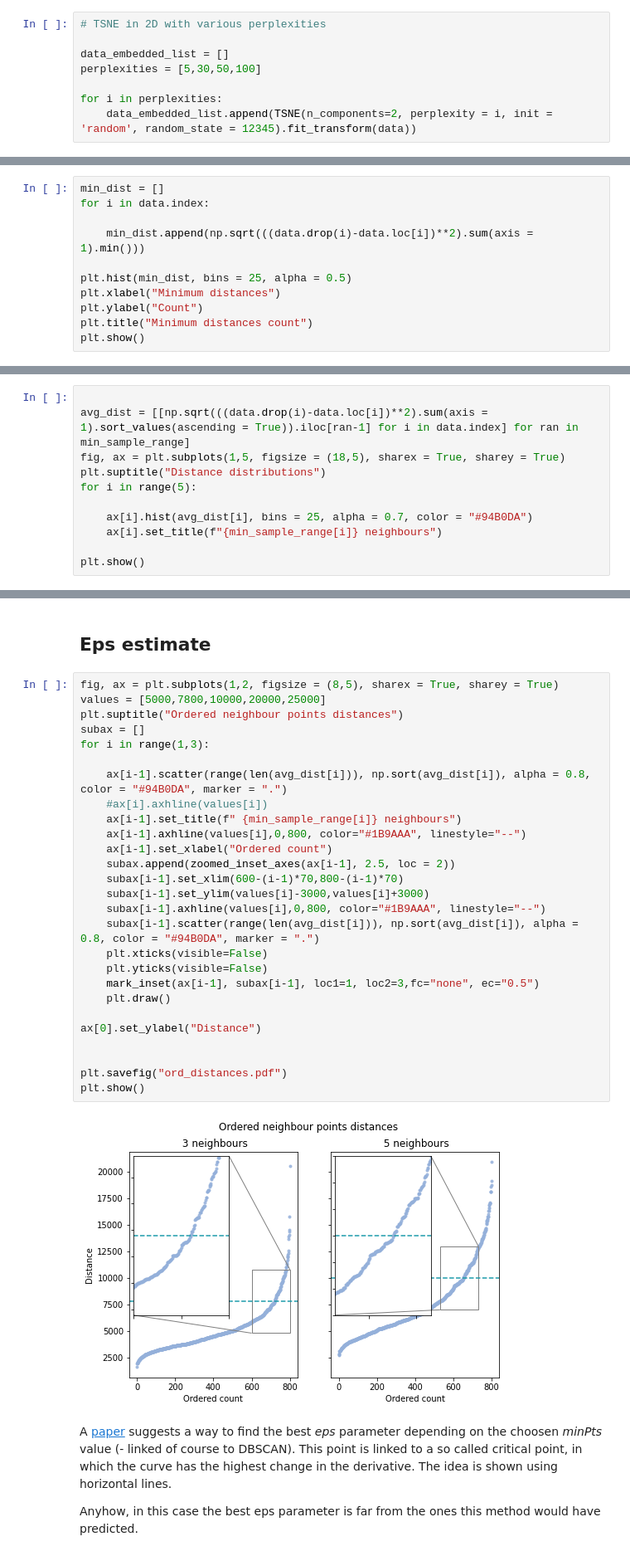
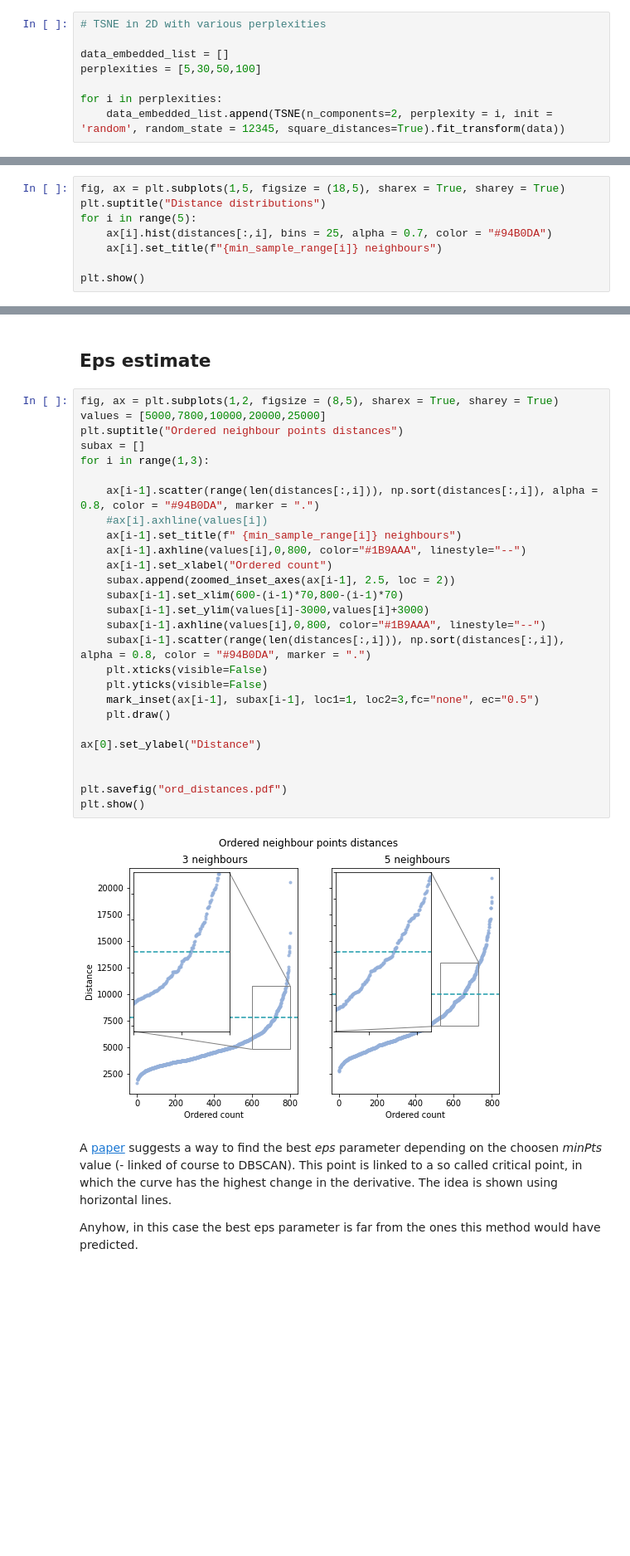
Before and after one commit to LorenzoBuriola/LoCP_moduleB, a Jupyter notebook: Week4/FPGheArt_exercise4.ipynb, the cells around one changed output, grey strips where cells are left out. Shown at 83% size. Saved outputs shown, nothing was run; the diff lists cells and outputs as text; blank space fills up the shorter version.

```diff
--- a/Week4/FPGheArt_exercise4.ipynb
+++ b/Week4/FPGheArt_exercise4.ipynb
@@ -99,7 +90,7 @@ data_embedded_list = []
 perplexities = [5,30,50,100]
 
 for i in perplexities:
-    data_embedded_list.append(TSNE(n_components=2, perplexity = i, init = 'random', random_state = 12345).fit_transform(data))
+    data_embedded_list.append(TSNE(n_components=2, perplexity = i, init = 'random', random_state = 12345, square_distances=True).fit_transform(data))
 # %%
 np.random.seed(12345)
 
@@ -166,14 +157,3 @@ plt.show()
 TSNE gives some good results also in three dimensions. Nonetheless, some points are scattered far away and so the visualization of the plots is not so nice.
 # %% [markdown]
 ## Typical minimium distance between points
-# %%
-min_dist = []
-for i in data.index:
-
-    min_dist.append(np.sqrt(((data.drop(i)-data.loc[i])**2).sum(axis = 1).min()))
-
-plt.hist(min_dist, bins = 25, alpha = 0.5)
-plt.xlabel("Minimum distances")
-plt.ylabel("Count")
-plt.title("Minimum distances count")
-plt.show()
@@ -193,13 +168,10 @@ distances, indices = nbrs.kneighbors(data)
 distances = np.sort(distances, axis = 0)
 distances = distances[:,min_sample_range]
 # %%
-
-avg_dist = [[np.sqrt(((data.drop(i)-data.loc[i])**2).sum(axis = 1).sort_values(ascending = True)).iloc[ran-1] for i in data.index] for ran in min_sample_range]
 fig, ax = plt.subplots(1,5, figsize = (18,5), sharex = True, sharey = True)
 plt.suptitle("Distance distributions")
 for i in range(5):
-
-    ax[i].hist(avg_dist[i], bins = 25, alpha = 0.7, color = "#94B0DA")
+    ax[i].hist(distances[:,i], bins = 25, alpha = 0.7, color = "#94B0DA")
     ax[i].set_title(f"{min_sample_range[i]} neighbours")
 
 plt.show()
@@ -214,32 +186,32 @@ As we will see in the following part, DBSCAN performs best with 3 and 5 minpts.
 # %%
 fig, ax = plt.subplots(1,2, figsize = (8,5), sharex = True, sharey = True)
 values = [5000,7800,10000,20000,25000]
 plt.suptitle("Ordered neighbour points distances")
 subax = []
 for i in range(1,3):
 
-    ax[i-1].scatter(range(len(avg_dist[i])), np.sort(avg_dist[i]), alpha = 0.8, color = "#94B0DA", marker = ".")
+    ax[i-1].scatter(range(len(distances[:,i])), np.sort(distances[:,i]), alpha = 0.8, color = "#94B0DA", marker = ".")
     #ax[i].axhline(values[i])
     ax[i-1].set_title(f" {min_sample_range[i]} neighbours")
     ax[i-1].axhline(values[i],0,800, color="#1B9AAA", linestyle="--")
     ax[i-1].set_xlabel("Ordered count")
     subax.append(zoomed_inset_axes(ax[i-1], 2.5, loc = 2))
     subax[i-1].set_xlim(600-(i-1)*70,800-(i-1)*70)
     subax[i-1].set_ylim(values[i]-3000,values[i]+3000)
     subax[i-1].axhline(values[i],0,800, color="#1B9AAA", linestyle="--")
-    subax[i-1].scatter(range(len(avg_dist[i])), np.sort(avg_dist[i]), alpha = 0.8, color = "#94B0DA", marker = ".")
+    subax[i-1].scatter(range(len(distances[:,i])), np.sort(distances[:,i]), alpha = 0.8, color = "#94B0DA", marker = ".")
     plt.xticks(visible=False)
     plt.yticks(visible=False)
     mark_inset(ax[i-1], subax[i-1], loc1=1, loc2=3,fc="none", ec="0.5")
     plt.draw()
 
 ax[0].set_ylabel("Distance")
 
 
 plt.savefig("ord_distances.pdf")
 plt.show()
 # %% [output]
-[figure, old version]
+[figure, new version]
 # %% [markdown]
 A [paper](https://iopscience.iop.org/article/10.1088/1755-1315/31/1/012012/pdf) suggests a way to find the best *eps* parameter depending on the choosen *minPts* value (- linked of course to DBSCAN).
 This point is linked to a so called critical point, in which the curve has the highest change in the derivative. The idea is shown using horizontal lines.
```
Also changed, not shown: parts of 31 cells of this notebook.
